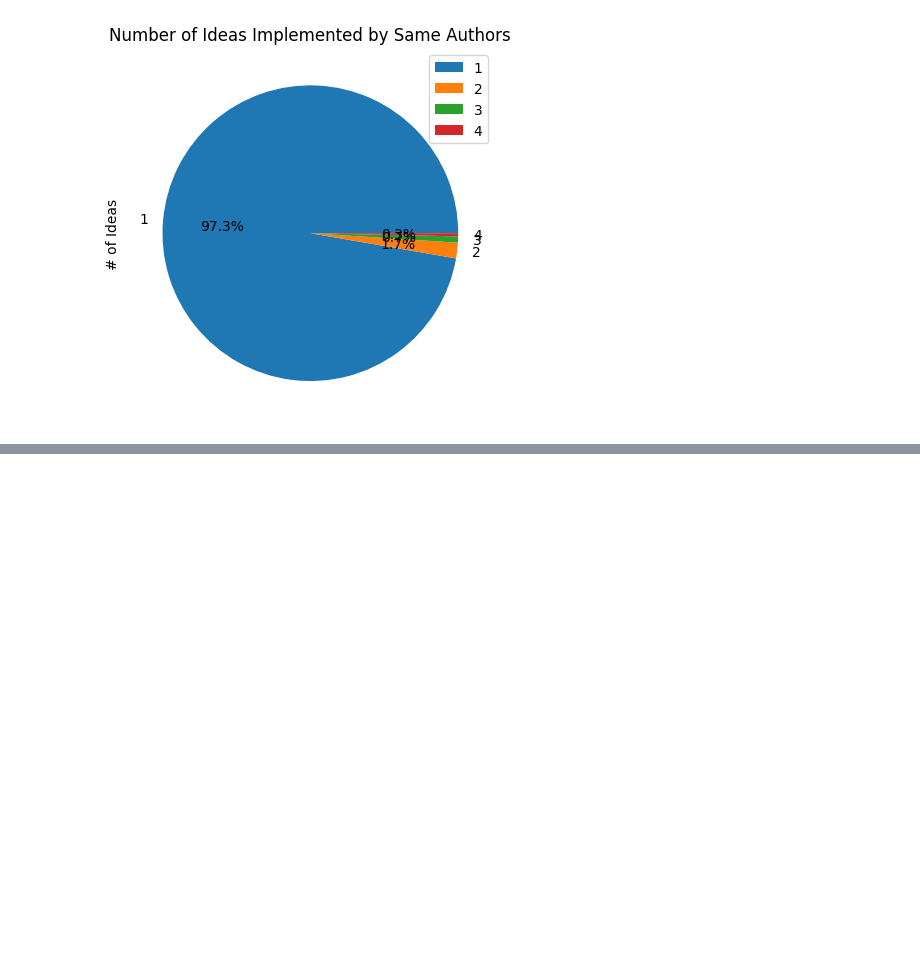
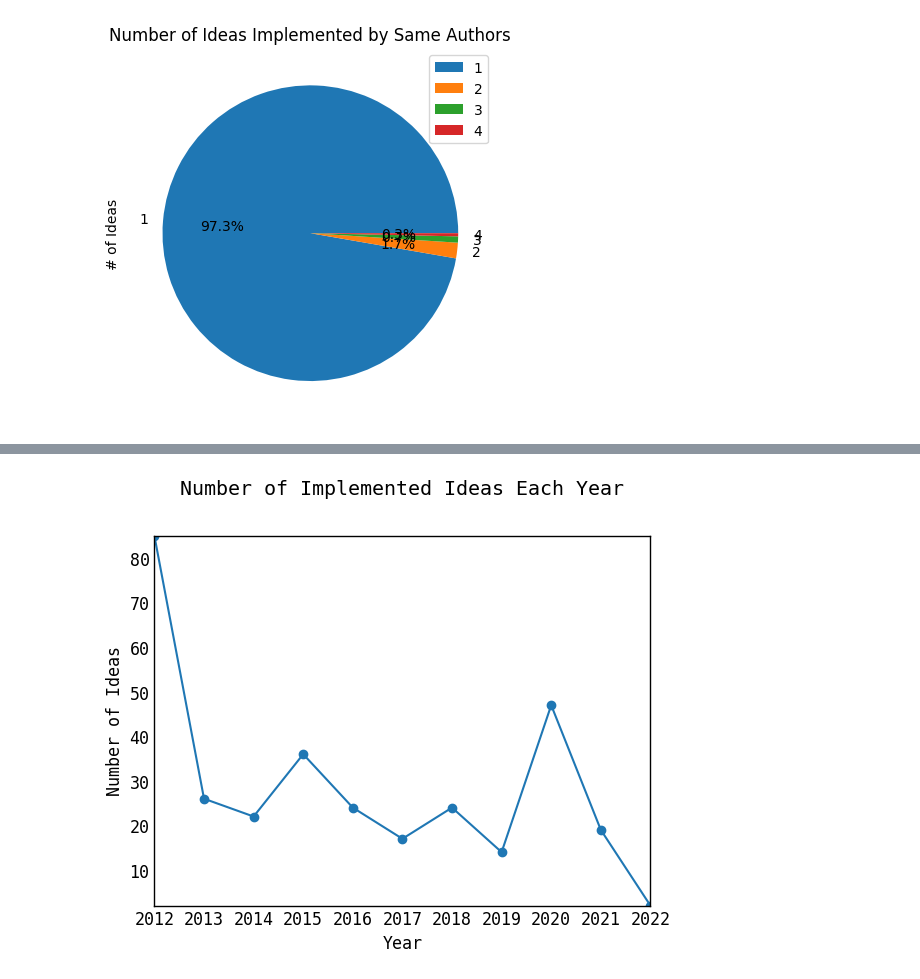
Before and after one commit to RyanMarten/spotify-user-innovation, a Jupyter notebook: data_vis_stats.ipynb, the cells around one changed output, grey strips where cells are left out. Drawn from its saved outputs; the diff is of its cells as text; code cells hidden in the pictures; blank space fills up the shorter version.

```diff
--- a/data_vis_stats.ipynb
+++ b/data_vis_stats.ipynb
@@ -32,3 +35,10 @@ print(f'Average # of Body Length for Implemented Ideas: {avg_length}')
 Average # of Votes for Implemented Ideas: 1471.8449367088608
 Average # of Comments for Implemented Ideas: 219.74683544303798
 Average # of Body Length for Implemented Ideas: 90.29430379746836
+# %%
+all_cate_raw = posts.title.str.extractall(r'\[(.*?)\]')
+all_cate_count = all_cate_raw.value_counts()
+all_cate = [all_cate_count.axes[0][i][0] for i in range(len(all_cate_count.axes[0]))]
+
+for i in all_cate:
+    print(i)
@@ -174,0 +158,11 @@ Text(0, 0.5, 'Ideas')
+# %%
+count_ideas_year = impl_posts.date.str.extract(r'(20[0-9]{2})').value_counts(sort=False)
+year_counts = count_ideas_year.tolist()
+years = [count_ideas_year.axes[0][i][0] for i in range(len(count_ideas_year.axes[0]))]
+plt.plot(years, year_counts, linestyle='-', marker='o')
+plt.title("Number of Implemented Ideas Each Year")
+plt.xlabel("Year")
+plt.ylabel("Number of Ideas")
+plt.show()
+# %% [output]
+[figure, added]
```
Also changed, not shown: parts of 12 cells of this notebook.
